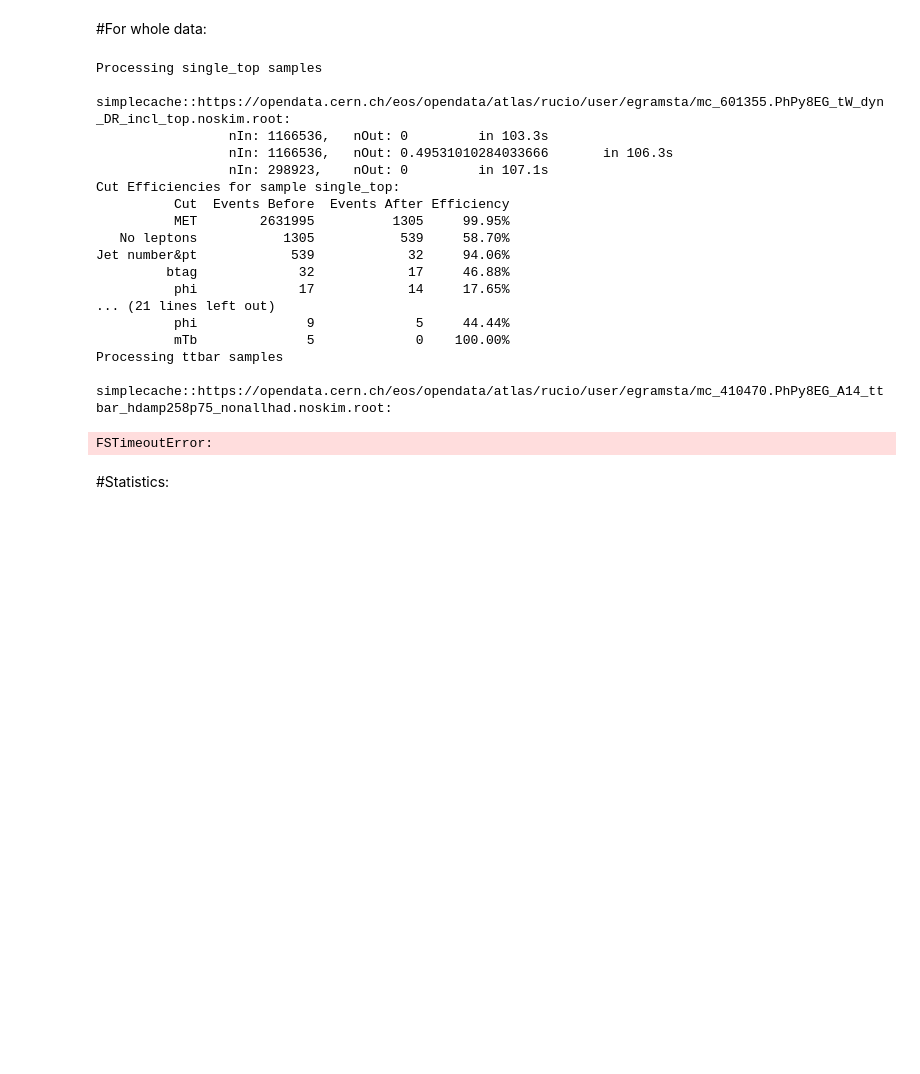
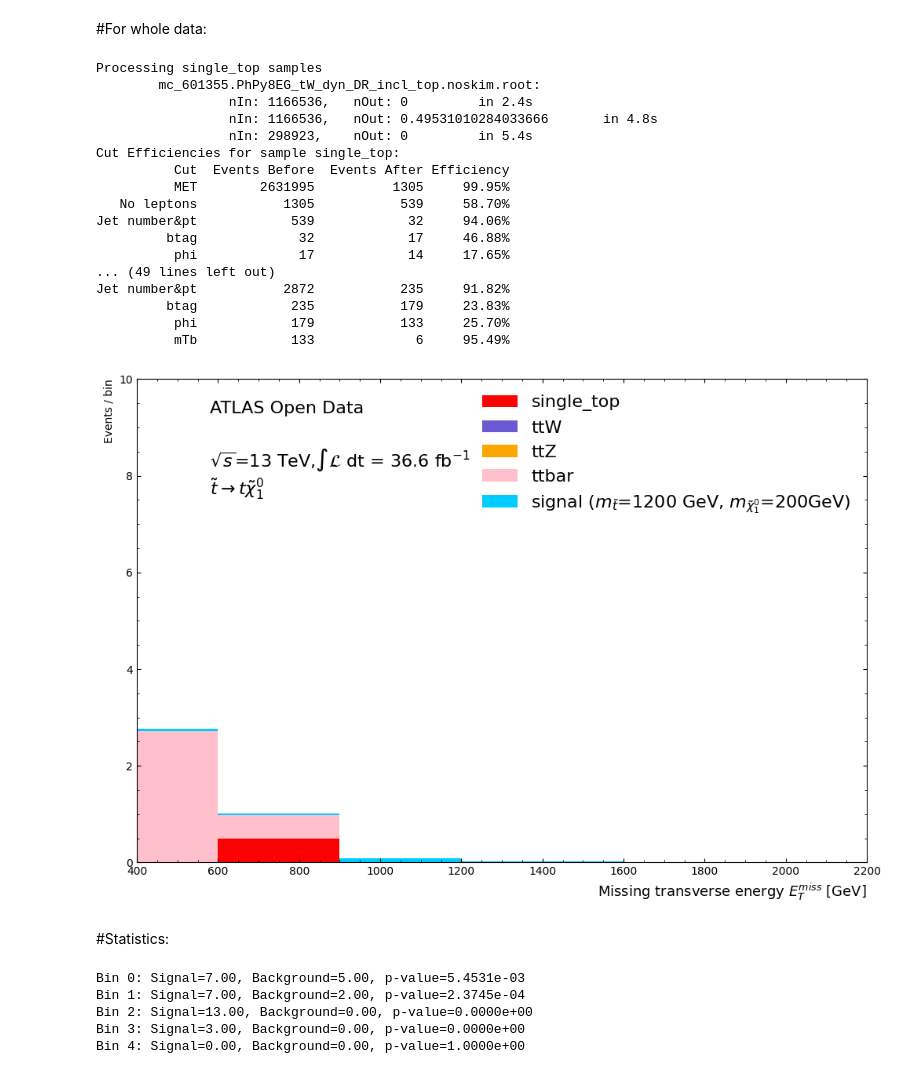
Before and after one commit to anca-dinu/analiza, a Jupyter notebook: susy_stop.ipynb, the cells around one changed output. Saved outputs shown, nothing was run; the diff lists cells and outputs as text; code cells hidden in the pictures; blank space fills up the shorter version.

```diff
--- a/susy_stop.ipynb
+++ b/susy_stop.ipynb
@@ -120,3 +126,11 @@ samples   = atom.build_dataset(defs, protocol='https', cache=True)
+# %%
+samples = {
+    r'single_top': {'files': ["mc_601355.PhPy8EG_tW_dyn_DR_incl_top.noskim.root"], 'color': "#ff0000"}, #red
+    r'ttW':    {'files': ["mc_410155.aMcAtNloPythia8EvtGen_MEN30NLO_A14N23LO_ttW.noskim.root"], 'color': "#6b59d3" }, #purple
+    r'ttZ': {'files':["mc_410157.aMcAtNloPythia8EvtGen_MEN30NLO_A14N23LO_ttZqq.noskim.root"], 'color':"orange"},
+    r'susy_signal':  {'files': ["mc_523692.MGPy8EG_A14N23LO_TT_tN1_1200_200_MS.noskim.root"],'color': "#00cdff" }, #blue
+    r'ttbar': {'files':["mc_410470.PhPy8EG_A14_ttbar_hdamp258p75_nonallhad.noskim.root"],'color':"pink"}
+}
 # %%
 samples.keys()
 # %% [output]
@@ -179,7 +193,10 @@ def cut_mTb(mTb):
 def calculate_efficiencies(cut_counts):
     efficiencies = []
     for cut_name, initial_count, count_after in cut_counts:
-        efficiency = 1-count_after / initial_count
+        if initial_count>0:
+            efficiency = 1-count_after / initial_count
+        else:
+            efficiency=0
         efficiencies.append((cut_name, initial_count, count_after, efficiency))
     return efficiencies
 # %% [markdown]
@@ -195,7 +212,7 @@ def calc_weight(weight_variables, events):
 # %% [markdown]
 #For one file:
 # %%
-signal = samples['susy_signal']['list'][0]
+signal = samples['susy_signal']['files'][0]
 tree=uproot.open(signal+":analysis")
 # %%
 print(tree.keys())
@@ -300,7 +318,7 @@ for s in samples:
     f_count_lep = f_count_jet = f_count_met = f_count_btag = f_count_phi = f_count_mt = 0
 
     # Loop over each file in the sample
-    for val in samples[s]['list']:
+    for val in samples[s]['files']:
         fileString = val
         start = time.time()
         print(f"\t{val}:")
@@ -315,7 +333,7 @@ for s in samples:
         for data in tree.iterate(
             variables + weight_variables + ["sum_of_weights"],
             library="ak",
-            entry_stop=tree.num_entries * fraction
+            entry_stop=10000000
         ):
             # total events in this batch
             nIn = len(data)
@@ -370,6 +388,7 @@ for s in samples:
             elapsed = time.time() - start
             print(f"\t\t nIn: {nIn},\t nOut: {nOut}\t in {round(elapsed,1)}s")
 
+
         # Concatenate batches for this file
         frames.append(ak.concatenate(sample_data))
 
@@ -395,10 +414,10 @@ for s in samples:
     print(eff_df.to_string(index=False))
 # %% [output]
 Processing single_top samples
-        simplecache::https://opendata.cern.ch/eos/opendata/atlas/rucio/user/egramsta/mc_601355.PhPy8EG_tW_dyn_DR_incl_top.noskim.root:
-                 nIn: 1166536,   nOut: 0         in 103.3s
-                 nIn: 1166536,   nOut: 0.49531010284033666       in 106.3s
-                 nIn: 298923,    nOut: 0         in 107.1s
+        mc_601355.PhPy8EG_tW_dyn_DR_incl_top.noskim.root:
+                 nIn: 1166536,   nOut: 0         in 2.4s
+                 nIn: 1166536,   nOut: 0.49531010284033666       in 4.8s
+                 nIn: 298923,    nOut: 0         in 5.4s
 Cut Efficiencies for sample single_top:
           Cut  Events Before  Events After Efficiency
           MET        2631995          1305     99.95%
@@ -406,12 +425,11 @@ Cut Efficiencies for sample single_top:
 Jet number&pt            539            32     94.06%
          btag             32            17     46.88%
           phi             17            14     17.65%
-... (21 lines left out)
-          phi              9             5     44.44%
-          mTb              5             0    100.00%
-Processing ttbar samples
-        simplecache::https://opendata.cern.ch/eos/opendata/atlas/rucio/user/egramsta/mc_410470.PhPy8EG_A14_ttbar_hdamp258p75_nonallhad.noskim.root:
+... (49 lines left out)
+Jet number&pt           2872           235     91.82%
+         btag            235           179     23.83%
+          phi            179           133     25.70%
+          mTb            133             6     95.49%
-FSTimeoutError:
 # %%
 # x-axis range and binning
 xmin = 400 * GeV
@@ -475,34 +493,36 @@ main_axes.set_ylabel('Events / bin',
                         y=1, horizontalalignment='right')
 
 # set y-axis limits for main axes
-main_axes.set_ylim( bottom=0, top=1 )
+main_axes.set_ylim( bottom=0, top=10 )
 
 # add minor ticks on y-axis for main axes
 main_axes.yaxis.set_minor_locator( AutoMinorLocator() )
 
 # Add text 'ATLAS Open Data' on plot
 plt.text(0.1, # x
             0.93, # y
             'ATLAS Open Data', # text
             transform=main_axes.transAxes, # coordinate system used is that of main_axes
             fontsize=16 )
 
 # Add energy and luminosity
 lumi_used = str(lumi*fraction) # luminosity to write on the plot
 plt.text(0.1, # x
             0.82, # y
             r'$\sqrt{s}$=13 TeV,$\int\mathcal{L}$ dt = '+lumi_used+' fb$^{-1}$', # text
             transform=main_axes.transAxes,fontsize=16 ) # coordinate system used is that of main_axes
 
 # Add a label for the analysis carried out
 plt.text(0.1, # x
             0.76, # y
             r'$\~t \rightarrow t \~{\chi}^0_1$', # text
             transform=main_axes.transAxes,fontsize=16 ) # coordinate system used is that of main_axes
 
 
 # draw the legend
 my_legend = main_axes.legend( frameon=False, fontsize=16 ) # no box around the legend
+# %% [output]
+[figure, added]
 # %% [markdown]
 #Statistics:
 # %%
@@ -525,3 +545,9 @@ for i in range(len(bin_edges)-1):
     p_val = calculate_p_value(n_sig, n_bkg)
     p_values.append(p_val)
     print(f"Bin {i}: Signal={n_sig:.2f}, Background={n_bkg:.2f}, p-value={p_val:.4e}")
+# %% [output]
+Bin 0: Signal=7.00, Background=5.00, p-value=5.4531e-03
+Bin 1: Signal=7.00, Background=2.00, p-value=2.3745e-04
+Bin 2: Signal=13.00, Background=0.00, p-value=0.0000e+00
+Bin 3: Signal=3.00, Background=0.00, p-value=0.0000e+00
+Bin 4: Signal=0.00, Background=0.00, p-value=1.0000e+00
```
Also changed, not shown: parts of 8 cells of this notebook.
